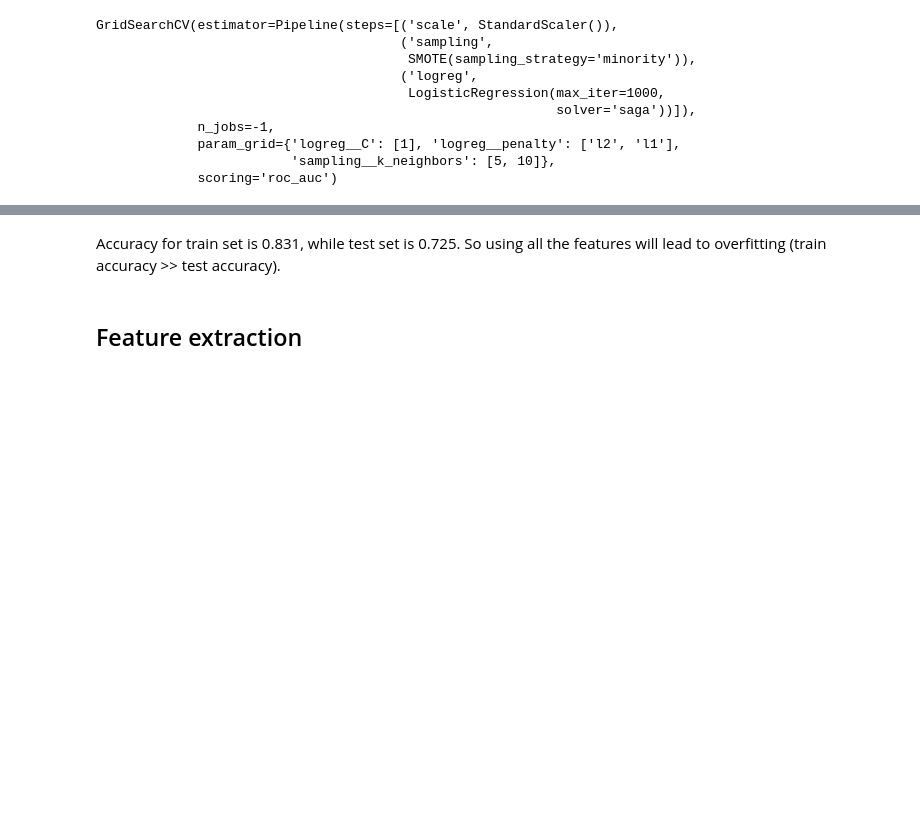
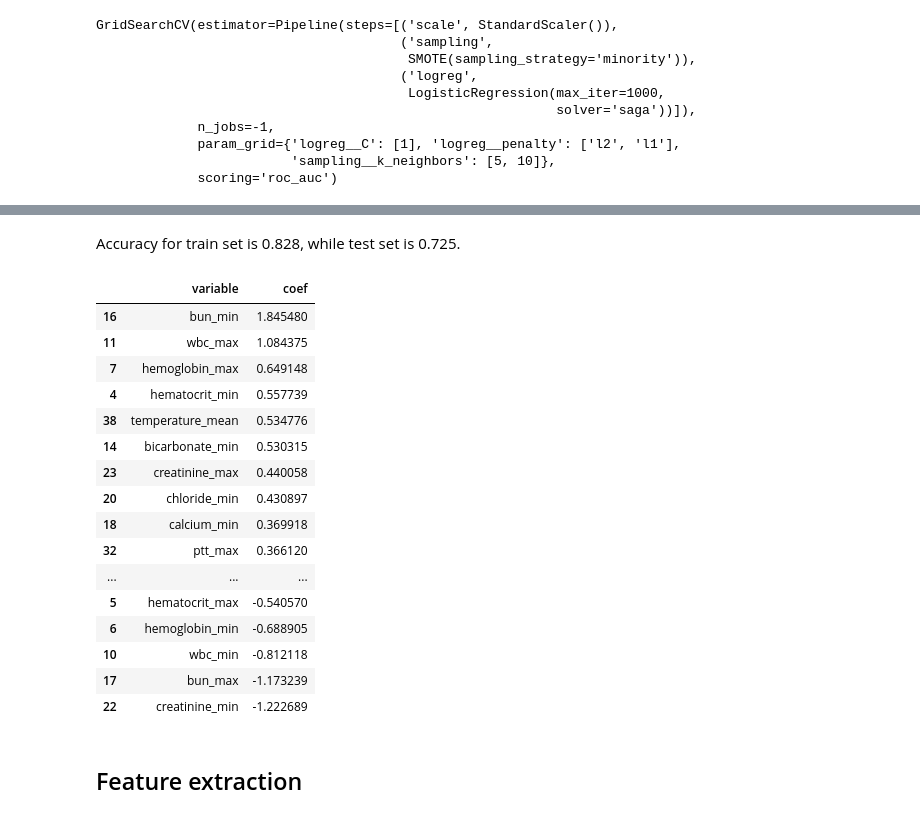
Before and after one commit to doscsy12/AKI_rrt, a Jupyter notebook: Preprocessing_model_tuning.ipynb, the cells around one changed output, grey strips where cells are left out. Cells and saved outputs as stored; diff of their text form; code cells hidden in the pictures; blank space fills up the shorter version.

```diff
--- a/Preprocessing_model_tuning.ipynb
+++ b/Preprocessing_model_tuning.ipynb
@@ -242,5 +242,30 @@ grid.score(X_train, y_train), grid.score(X_test, y_test)
 # %% [markdown]
-Accuracy for train set is 0.831, while test set is 0.725. So using all the features will lead to overfitting (train accuracy >> test accuracy).
+Accuracy for train set is 0.828, while test set is 0.725.
+# %%
+# getting feature importance
+lr_coef = grid.best_estimator_.named_steps['logreg'].coef_
+# %%
+coef_tot = pd.DataFrame(list(zip(X.columns,lr_coef[0])))
+coef_tot.columns = ['variable','coef']
+coef_tot.sort_values(by='coef',ascending=False)
+# %% [output]
+|  | variable | coef |
+| 16 | bun_min | 1.845480 |
+| 11 | wbc_max | 1.084375 |
+| 7 | hemoglobin_max | 0.649148 |
+| 4 | hematocrit_min | 0.557739 |
+| 38 | temperature_mean | 0.534776 |
+| 14 | bicarbonate_min | 0.530315 |
+| 23 | creatinine_max | 0.440058 |
+| 20 | chloride_min | 0.430897 |
+| 18 | calcium_min | 0.369918 |
+| 32 | ptt_max | 0.366120 |
+| ... | ... | ... |
+| 5 | hematocrit_max | -0.540570 |
+| 6 | hemoglobin_min | -0.688905 |
+| 10 | wbc_min | -0.812118 |
+| 17 | bun_max | -1.173239 |
+| 22 | creatinine_min | -1.222689 |
 # %% [markdown]
 ## Feature extraction
 # %% [markdown]
```
Also changed, not shown: parts of 14 cells of this notebook.
